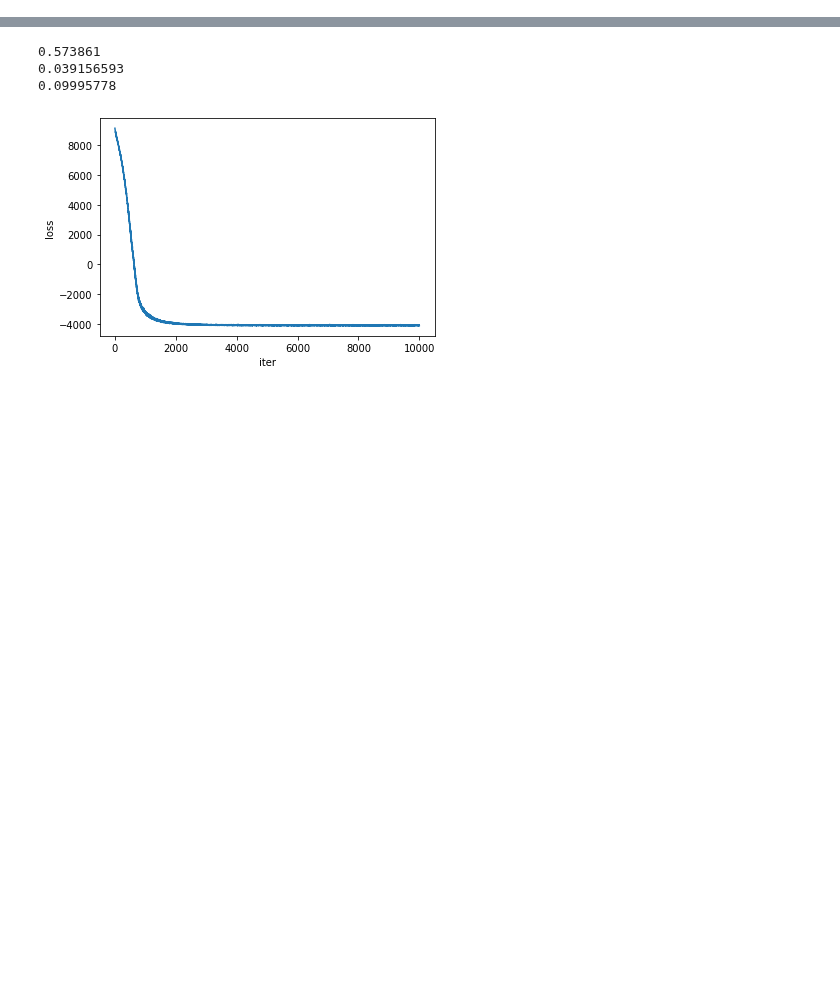
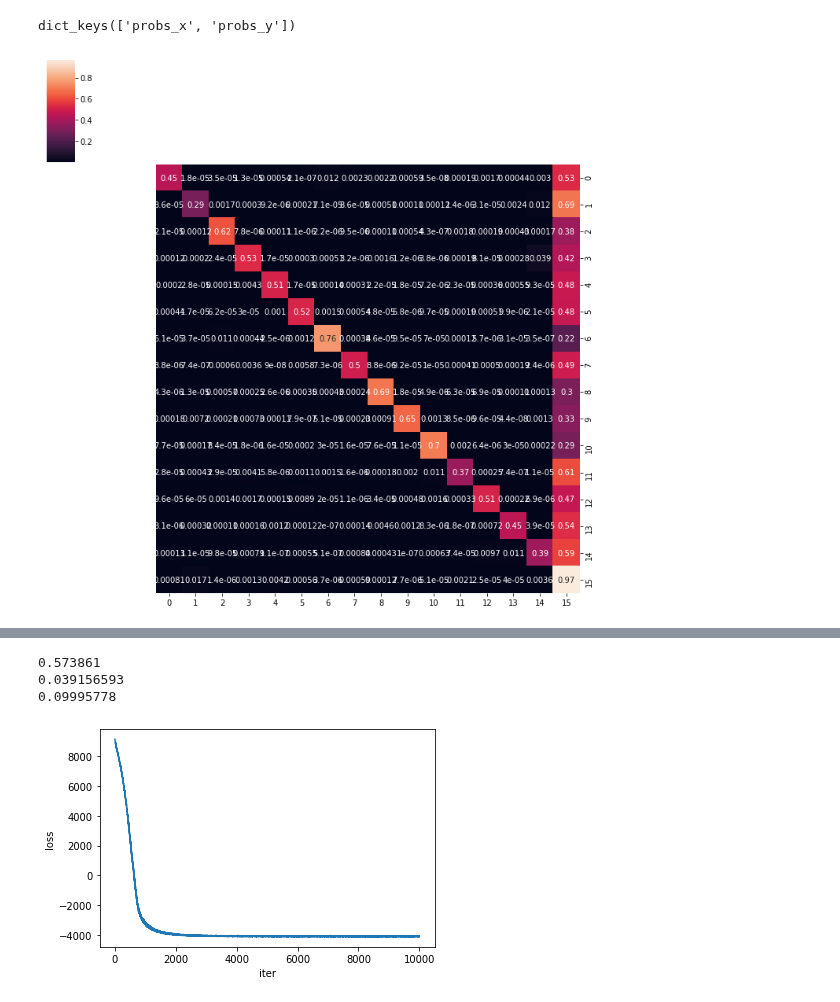
Before and after one commit to shahcompbio/scdna_replication_tools, a Jupyter notebook: notebooks/numpyro_hmm_example.ipynb, the cells around one changed output, grey strips where cells are left out. Saved outputs shown, nothing was run; the diff lists cells and outputs as text; code cells hidden in the pictures; blank space fills up the shorter version.

```diff
--- a/notebooks/numpyro_hmm_example.ipynb
+++ b/notebooks/numpyro_hmm_example.ipynb
@@ -42,6 +50,7 @@ svi_result = svi.run(rng_key, 1000)
 # This model includes a plate for the data_dim = 44 keys on the piano. This
 # model has two "style" parameters probs_x and probs_y that we'll draw from a
 # prior. The latent state is x, and the observed state is y.
+@config_enumerate
 def model_1(sequences, lengths, hidden_dim, include_prior=True):
     num_sequences, max_length, data_dim = sequences.shape
     with mask(mask=include_prior):
@@ -57,19 +66,35 @@ def model_1(sequences, lengths, hidden_dim, include_prior=True):
         x_prev, t = carry
         with numpyro.plate("sequences", num_sequences, dim=-2):
             with mask(mask=(t < lengths)[..., None]):
-                with numpyro.handlers.block(), numpyro.handlers.seed(rng_seed=rng_key):
-                    x = numpyro.sample(
-                        "x",
-                        dist.Categorical(probs_x[x_prev]),
-                        infer={"enumerate": "parallel"},
-                    )
-                    with numpyro.plate("tones", data_dim, dim=-1):
-                        numpyro.sample("y", dist.Bernoulli(probs_y[x.squeeze(-1)]), obs=y)
+                x = numpyro.sample(
+                    "x",
+                    dist.Categorical(probs_x[x_prev]),
+                    infer={"enumerate": "parallel"},
+                )
+                with numpyro.plate("tones", data_dim, dim=-1):
+                    numpyro.sample("y", dist.Bernoulli(probs_y[x.squeeze(-1)]), obs=y)
         return (x, t + 1), None
 
     x_init = jnp.zeros((num_sequences, 1), dtype=jnp.int32)
     # NB swapaxes: we move time dimension of `sequences` to the front to scan over it
     scan(transition_fn, (x_init, 0), jnp.swapaxes(sequences, 0, 1))
+
+
+def custom_guide(sequences, lengths, hidden_dim, include_prior=True):
+    num_sequences, max_length, data_dim = sequences.shape
+
+    a = numpyro.param('a', 0.9 * jnp.eye(hidden_dim) + 0.1, constraint=dist.constraints.unit_interval)
+    beta0 = numpyro.param('beta0', jnp.ones((hidden_dim, data_dim)) * 0.1, constraint=dist.constraints.unit_interval)
+    beta1 = numpyro.param('beta1', jnp.ones((hidden_dim, data_dim)) * 0.9, constraint=dist.constraints.unit_interval)
+
+    with mask(mask=include_prior):
+        probs_x = numpyro.sample(
+            "probs_x", dist.Dirichlet(a).to_event(1)
+        )
+        probs_y = numpyro.sample(
+            "probs_y",
+            dist.Beta(beta0, beta1).to_event(2),
+        )
 # %%
 
 def main(num_samples=1000, hidden_dim=16, truncate=None, num_sequences=None,
@@ -111,5 +179,5 @@ def main(num_samples=1000, hidden_dim=16, truncate=None, num_sequences=None,
 # %%
-main()
+samples, svi_result, sequences, lengths, hidden_dim, guide = main()
 # %% [output]
 INFO:__main__:----------------------------------------
 INFO:__main__:Training model_1 on 229 sequences
@@ -119,0 +188,11 @@ SVI elapsed time: 7.64436674118042
+# %%
+samples.keys()
+# %% [output]
+dict_keys(['probs_x', 'probs_y'])
+# %%
+trans_mat = np.array(samples['probs_x']).mean(axis=0)
+# %%
+sns.clustermap(trans_mat, col_cluster=False, row_cluster=False, annot=True)
+plt.show()
+# %% [output]
+[figure, added]
```
Also changed, not shown: parts of 21 cells of this notebook, 2 other files.
